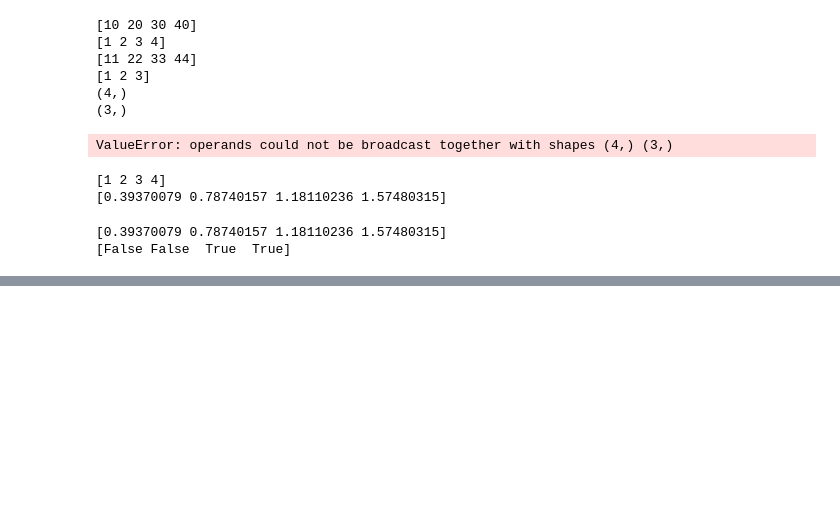
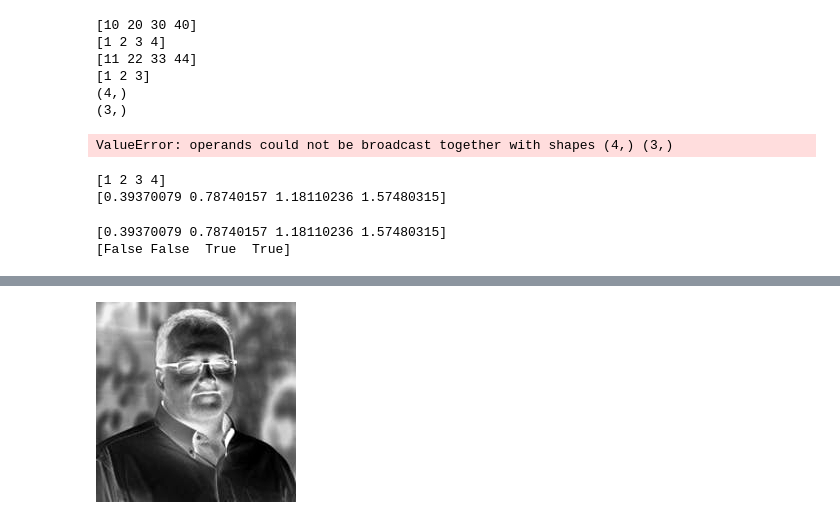
Before and after one commit to mneucollins/anaconda_learn, a Jupyter notebook: Coursera/Introduction to Data Science in Python/playground/numpy.ipynb, the cells around one changed output, grey strips where cells are left out. Saved outputs shown, nothing was run; the diff lists cells and outputs as text; code cells hidden in the pictures; blank space fills up the shorter version.

```diff
--- a/Coursera/Introduction to Data Science in Python/playground/numpy.ipynb
+++ b/Coursera/Introduction to Data Science in Python/playground/numpy.ipynb
@@ -114,0 +187,8 @@ print (more_than_one)
+# %%
+# this image array can be transformed and manipulated
+# since each array element is a value from 0 to 255, black to white, we can invert them and get a negative image
+transformed = 255-image_array
+display(Image.fromarray(transformed))
+# any number of mathematical transformations can be applied thusly.
+# %% [output]
+[figure, added]
```
Also changed, not shown: parts of 21 cells of this notebook, 2 other files.
